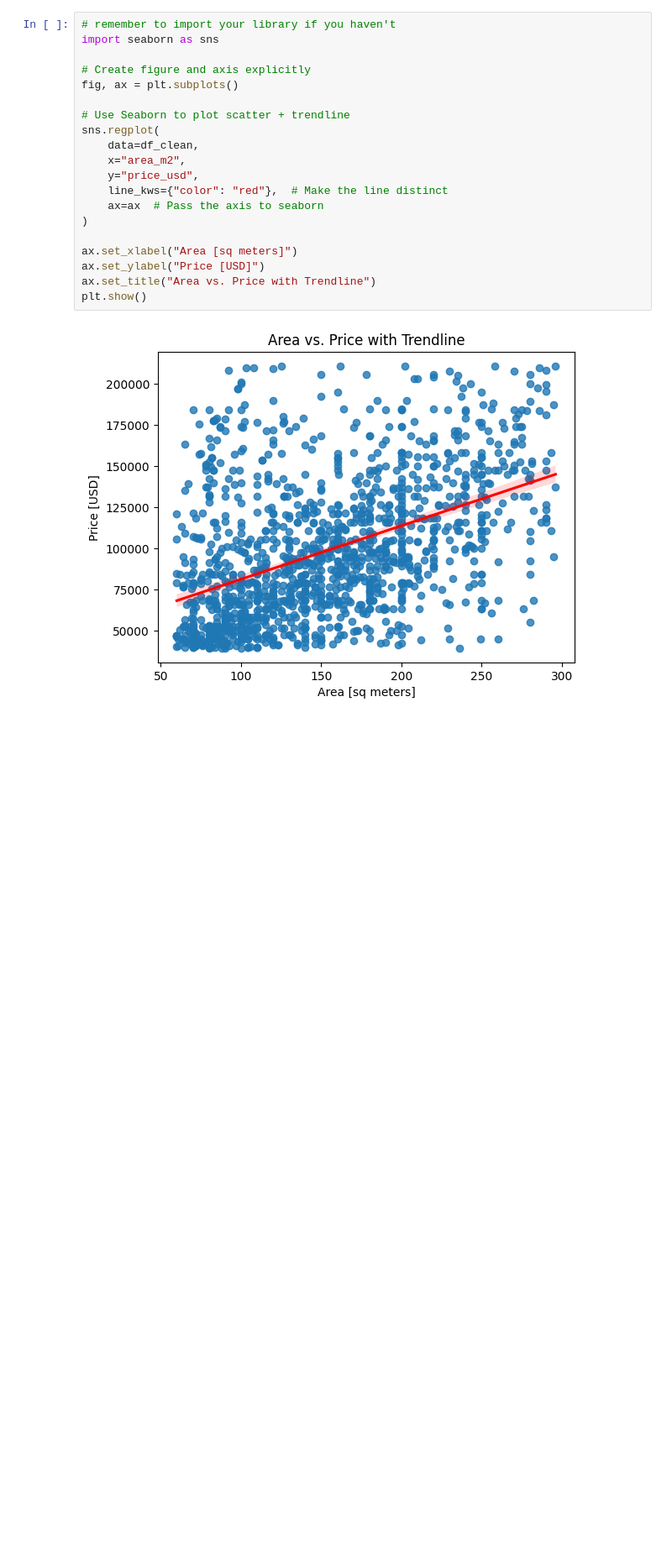
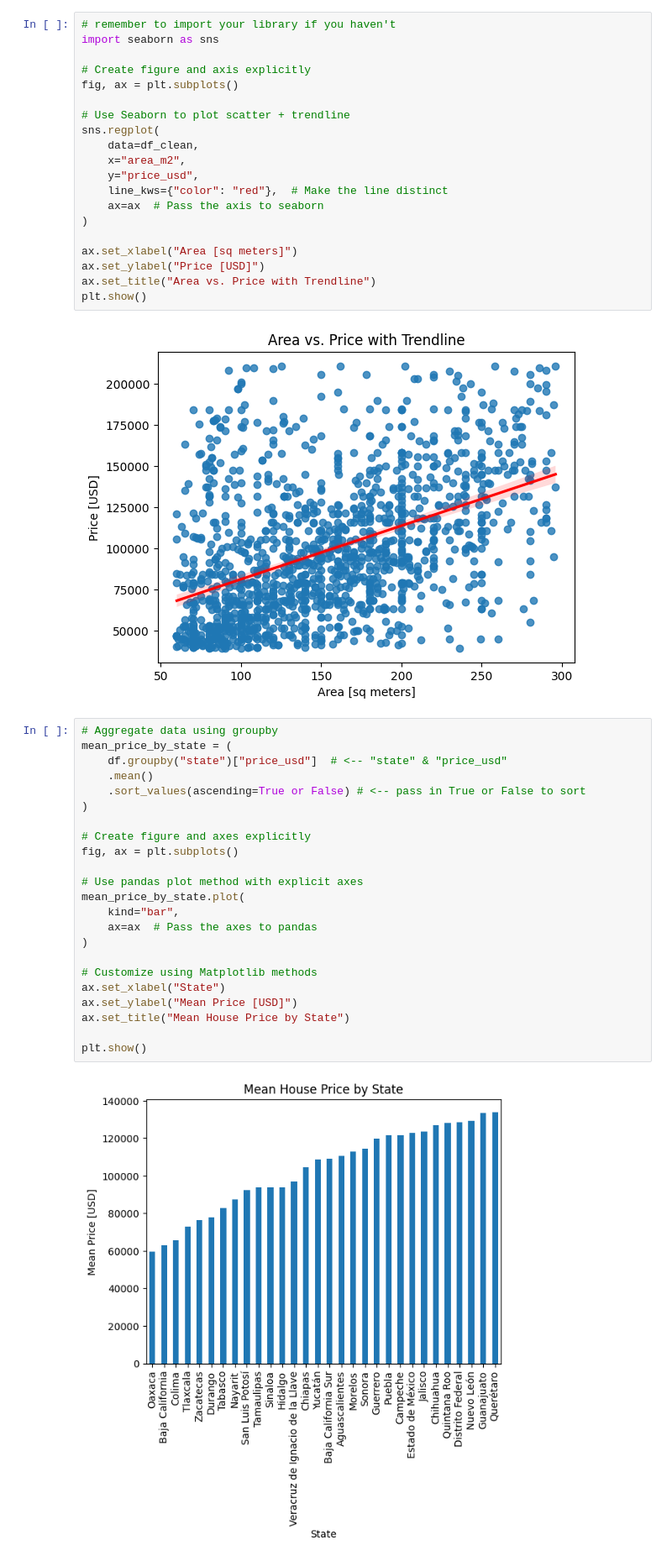
Before and after one commit to green001-fullstack/hands-on-real-estate-ml, a Jupyter notebook: project2.ipynb, the cells around one changed output. Shown at 84% size. Saved outputs shown, nothing was run; the diff lists cells and outputs as text; blank space fills up the shorter version.

```diff
--- a/project2.ipynb
+++ b/project2.ipynb
@@ -154,3 +154,28 @@ ax.set_title("Area vs. Price with Trendline")
 plt.show()
 # %% [output]
 [figure]
+# %%
+# Aggregate data using groupby
+mean_price_by_state = (
+    df.groupby("state")["price_usd"]  # <-- "state" & "price_usd"
+    .mean()
+    .sort_values(ascending=True or False) # <-- pass in True or False to sort
+)
+
+# Create figure and axes explicitly
+fig, ax = plt.subplots()
+
+# Use pandas plot method with explicit axes
+mean_price_by_state.plot(
+    kind="bar",
+    ax=ax  # Pass the axes to pandas
+)
+
+# Customize using Matplotlib methods
+ax.set_xlabel("State")
+ax.set_ylabel("Mean Price [USD]")
+ax.set_title("Mean House Price by State")
+
+plt.show()
+# %% [output]
+[figure, added]
```
Also changed, not shown: parts of 1 cell of this notebook.
